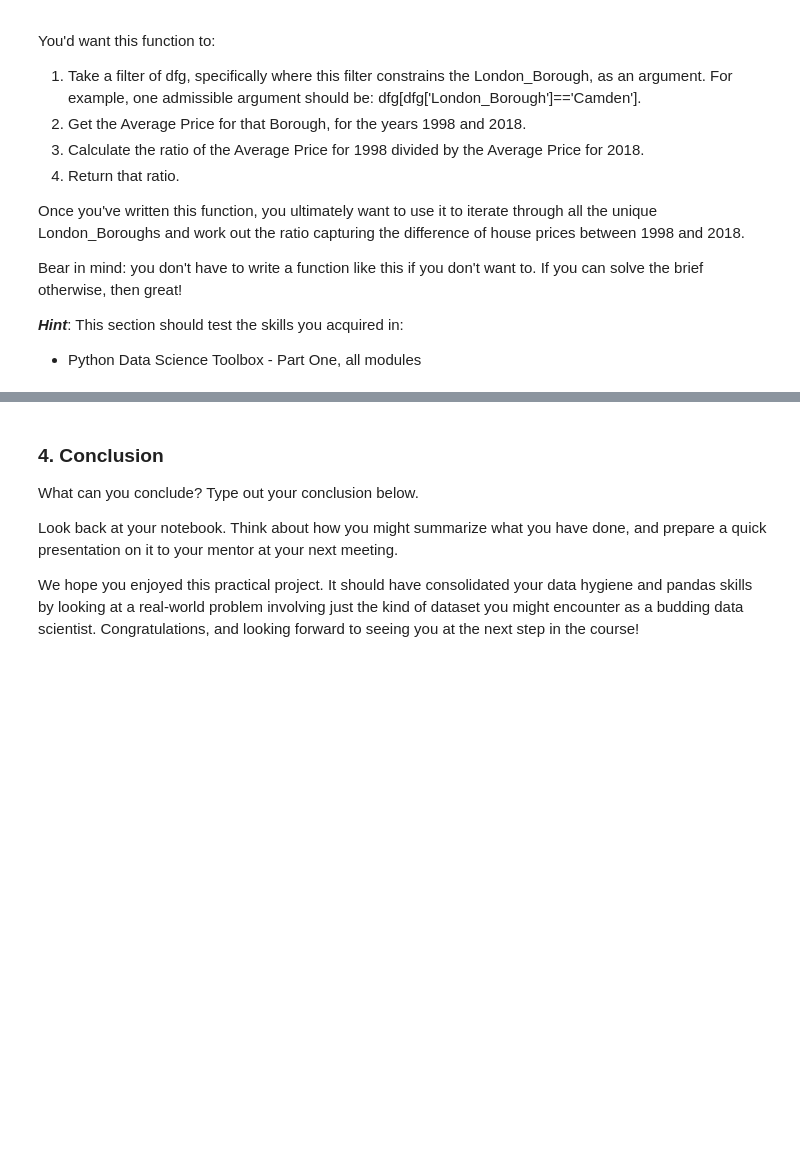
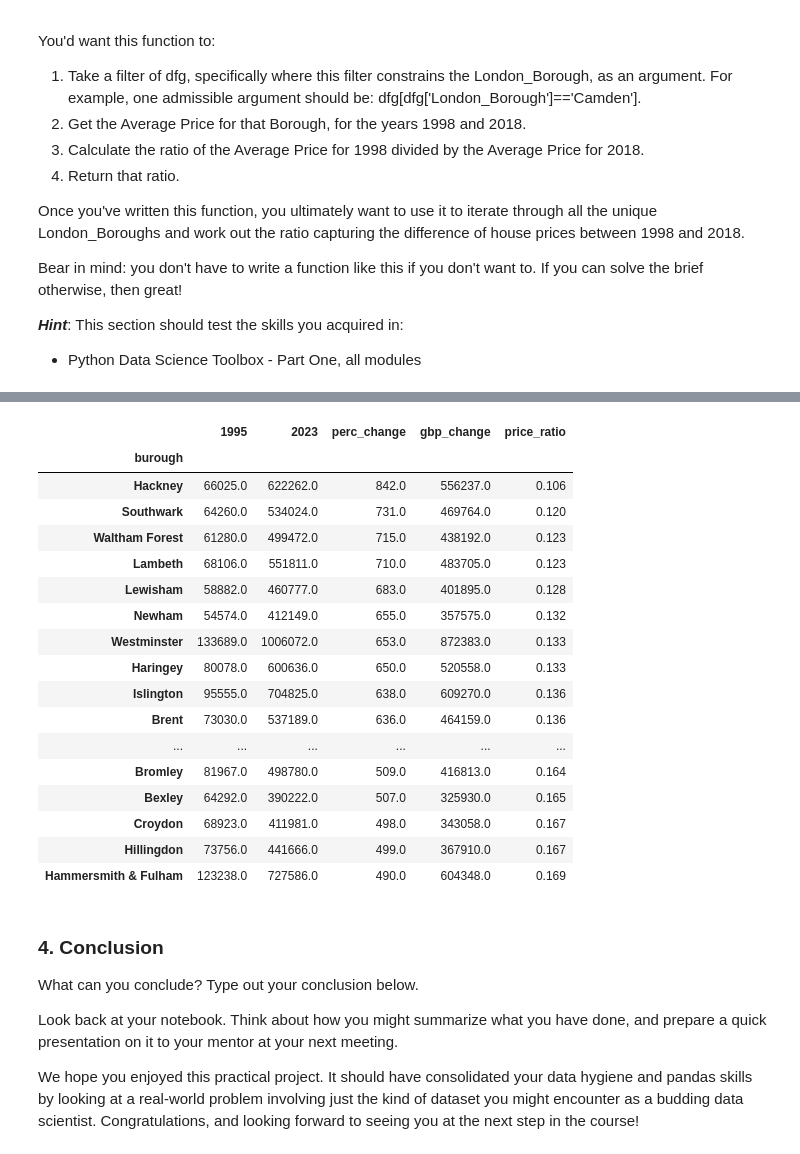
Before and after one commit to dezertdweller/springboard-data-science-projects, a Jupyter notebook: london-housing-analysis.ipynb, the cells around one changed output, grey strips where cells are left out. Cells and saved outputs as stored; diff of their text form; code cells hidden in the pictures; blank space fills up the shorter version.

```diff
--- a/london-housing-analysis.ipynb
+++ b/london-housing-analysis.ipynb
@@ -511,0 +685,5 @@ Whether you go ahead with this is up to you. Just so long as you answer our init
+# %%
+# add a column to show the percent change for each burough bewtween 1995 and 2023
+avg_prices['perc_change'] = ((avg_prices[2023] - avg_prices[1995] )/ avg_prices[1995] * 100).astype(int)
+avg_prices['gbp_change'] = avg_prices[2023] - avg_prices[1995]
+avg_prices
@@ -530,0 +769,13 @@ Bear in mind: you don't have to write a function like this if you don't want to.
+# %%
+def create_price_ratio_simple(burough_name, year_1, year_2):
+
+    # subset london_bouroughs by burough_name, year_1 and year_2
+    df = london_buroughs[(london_buroughs['burough'] == burough_name) & (london_buroughs['year'].isin([year_1, year_2]))]
+
+    # compute the mean for average price for year_1 and year_2
+    avg_price = df.groupby('year')['avg_price'].mean().round(4)
+
+    # compute the price ration for year_1 over year_2
+    ratio = (avg_price[year_1] / avg_price[year_2]).round(3)
+
+    return ratio
@@ -530,0 +792,9 @@ Bear in mind: you don't have to write a function like this if you don't want to.
+# %%
+price_comp_dict = {}
+
+burough_names = list(london_buroughs['burough'].unique())
+
+for burough in burough_names:
+    price_comp_dict[burough] = create_price_ratio_simple(burough, 1995, 2023)
+
+print(price_comp_dict)
@@ -530,0 +803,3 @@ Bear in mind: you don't have to write a function like this if you don't want to.
+# %%
+ratio_df = pd.DataFrame.from_dict(price_comp_dict, orient='index', columns=['price_ratio'])
+ratio_df.sort_values('price_ratio')
@@ -531,3 +824,26 @@ Bear in mind: you don't have to write a function like this if you don't want to.
+# %%
+# join ratio dataframe with average prices
+ratio_avg_prices = avg_prices.merge(ratio_df, left_index=True, right_index=True)
+ratio_avg_prices.sort_values(['price_ratio'])
+# %% [output]
+|  | 1995 | 2023 | perc_change | gbp_change | price_ratio |
+| burough |  |  |  |  |  |
+| Hackney | 66025.0 | 622262.0 | 842.0 | 556237.0 | 0.106 |
+| Southwark | 64260.0 | 534024.0 | 731.0 | 469764.0 | 0.120 |
+| Waltham Forest | 61280.0 | 499472.0 | 715.0 | 438192.0 | 0.123 |
+| Lambeth | 68106.0 | 551811.0 | 710.0 | 483705.0 | 0.123 |
+| Lewisham | 58882.0 | 460777.0 | 683.0 | 401895.0 | 0.128 |
+| Newham | 54574.0 | 412149.0 | 655.0 | 357575.0 | 0.132 |
+| Westminster | 133689.0 | 1006072.0 | 653.0 | 872383.0 | 0.133 |
+| Haringey | 80078.0 | 600636.0 | 650.0 | 520558.0 | 0.133 |
+| Islington | 95555.0 | 704825.0 | 638.0 | 609270.0 | 0.136 |
+| Brent | 73030.0 | 537189.0 | 636.0 | 464159.0 | 0.136 |
+| ... | ... | ... | ... | ... | ... |
+| Bromley | 81967.0 | 498780.0 | 509.0 | 416813.0 | 0.164 |
+| Bexley | 64292.0 | 390222.0 | 507.0 | 325930.0 | 0.165 |
+| Croydon | 68923.0 | 411981.0 | 498.0 | 343058.0 | 0.167 |
+| Hillingdon | 73756.0 | 441666.0 | 499.0 | 367910.0 | 0.167 |
+| Hammersmith & Fulham | 123238.0 | 727586.0 | 490.0 | 604348.0 | 0.169 |
 # %% [markdown]
 ### 4. Conclusion
 What can you conclude? Type out your conclusion below.
```
Also changed, not shown: parts of 28 cells of this notebook.
